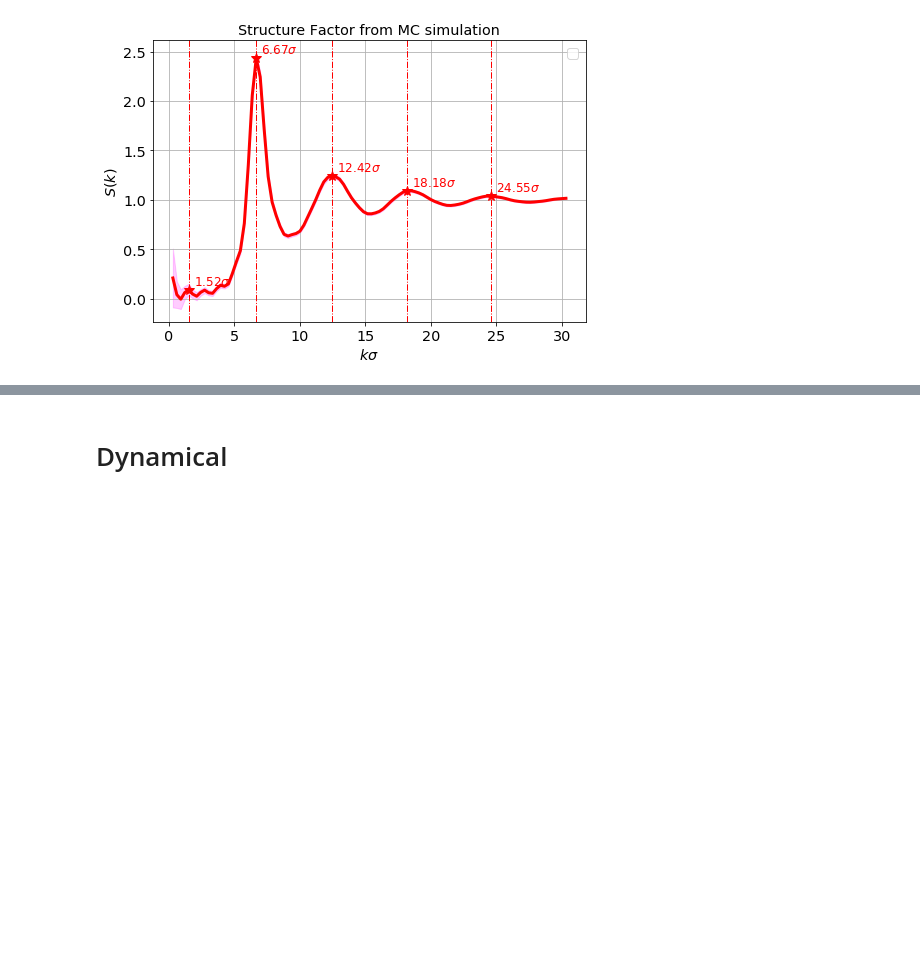
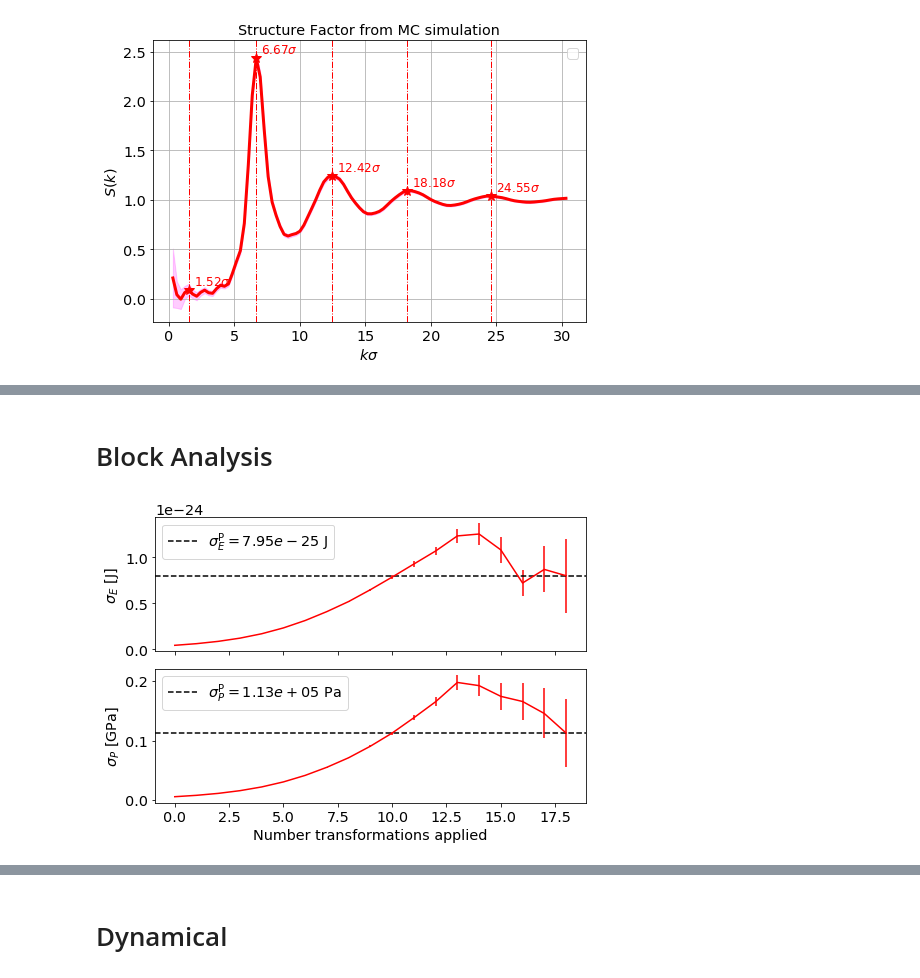
Before and after one commit to dforero0896/CSPS_Tasks, a Jupyter notebook: task2/src/task2.ipynb, the cells around one changed output, grey strips where cells are left out. Cells and saved outputs as stored; diff of their text form; code cells hidden in the pictures; blank space fills up the shorter version.

```diff
--- a/task2/src/task2.ipynb
+++ b/task2/src/task2.ipynb
@@ -262,0 +276,22 @@ plt.plot(E_out_mc)
+# %% [markdown]
+# Block Analysis
+# %%
+block_data = np.loadtxt(os.path.join(TASK6RESULTS, 'block_results.dat'), skiprows=25)
+fig, ax = plt.subplots(2, 1, sharex = True)
+#[a.set_yscale('log') for a in ax]
+ax[0].errorbar(block_data[:,0], block_data[:,1]*epsilon, yerr=block_data[:,2]*epsilon)
+ax[0].set_ylabel('$\sigma_E$ [J]')
+ax[1].errorbar(block_data[:,0], block_data[:,3]*epsilon/(sigma**3)/1e6, yerr=block_data[:,4]*epsilon/(sigma**3)/1e6)
+ax[1].set_ylabel('$\sigma_P$ [GPa]')
+ax[1].set_xlabel('Number transformations applied')
+sigma_E = np.mean(block_data[-3:,1])
+sigma_P = np.mean(block_data[-1,3])
+ax[0].axhline(sigma_E*epsilon, ls = '--', c = 'k', label = '$\sigma_E^{\mathrm{P}}=%.2e~$J'%(sigma_E*epsilon))
+ax[1].axhline(sigma_P*epsilon/(sigma**3)/1e6, ls = '--', c = 'k', label = '$\sigma_P^{\mathrm{P}}=%.2e$ Pa'%(sigma_P*epsilon/(sigma**3)))
+[a.legend(loc=0) for a in ax]
+plt.tight_layout()
+
+plt.gcf()
+plt.savefig('../results/block_analysis.png' ,dpi=200)
+# %% [output]
+[figure, added]
```
Also changed, not shown: parts of 12 cells of this notebook, 12 other files.
